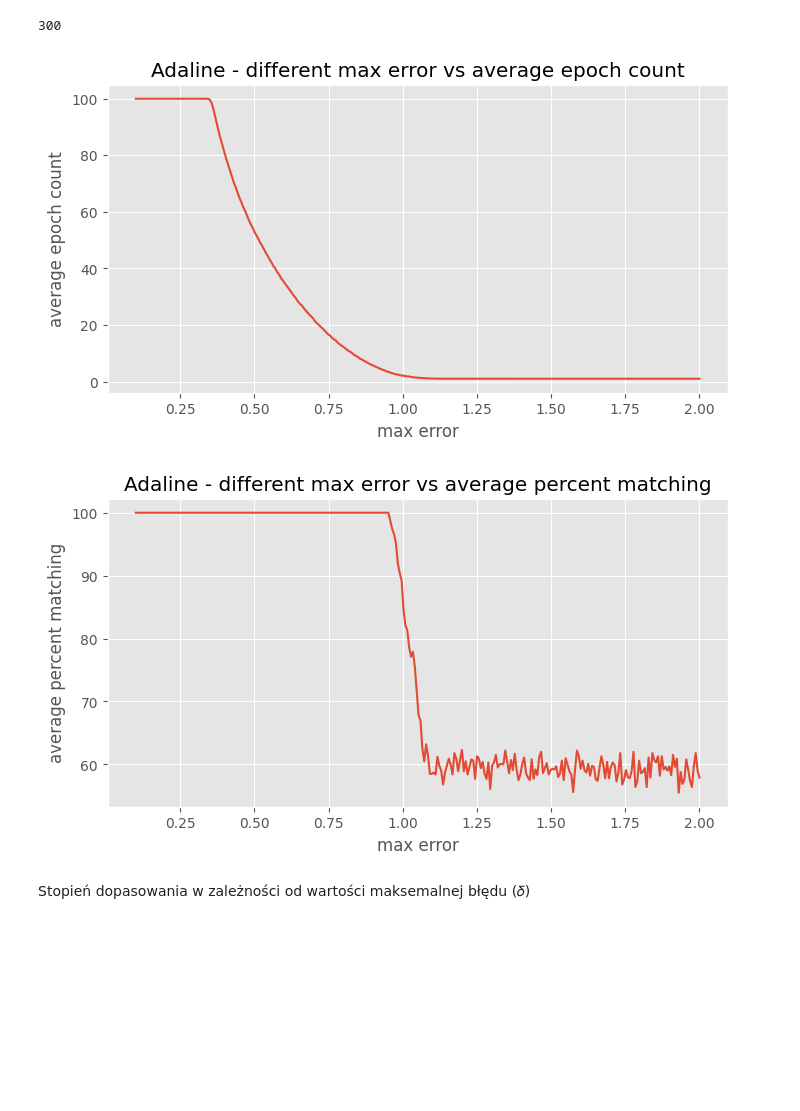
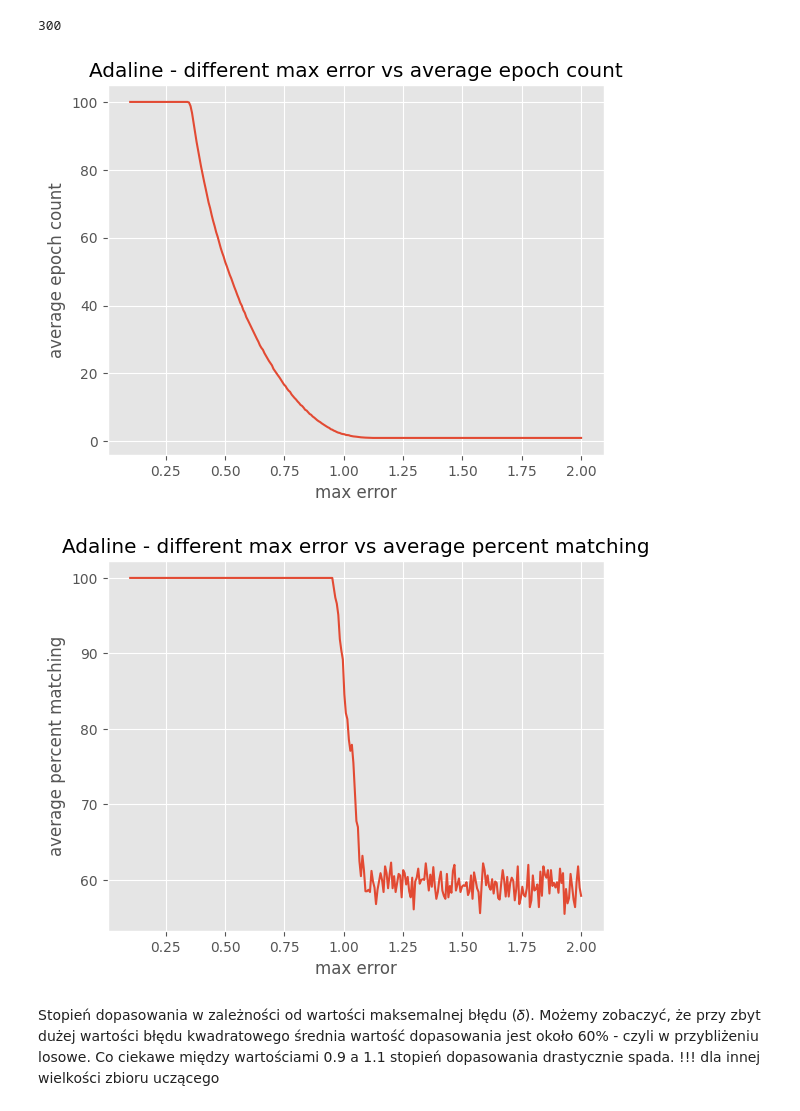
Before and after one commit to ksproska/sieci_neuronowe, a Jupyter notebook: adaline/diff_max_err.ipynb, the cells around one changed output. Drawn from its saved outputs; the diff is of its cells as text; code cells hidden in the pictures; blank space fills up the shorter version.

```diff
--- a/adaline/diff_max_err.ipynb
+++ b/adaline/diff_max_err.ipynb
@@ -37,23 +37,26 @@ len(perceptrons)
 # %% [output]
 300
 # %%
-plt.gcf().set_size_inches(8, 4)
+# plt.gcf().set_size_inches(8, 4)
 x, y = [x.allowed_error for x in perceptrons], [x.average_epoch_count for x in perceptrons]
 plt.plot(x, y)
 plt.title("Adaline - different max error vs average epoch count")
 plt.xlabel("max error")
 plt.ylabel("average epoch count")
 pd.DataFrame({"max error":x, "epoch count":y});
 # %% [output]
-[figure, old version]
+[figure, new version]
 # %%
-plt.gcf().set_size_inches(8, 4)
+# plt.gcf().set_size_inches(8, 4)
 x, y = [x.allowed_error for x in perceptrons], [x.average_matching_percent for x in perceptrons]
 plt.plot(x, y)
 plt.title("Adaline - different max error vs average percent matching")
 plt.xlabel("max error")
 plt.ylabel("average percent matching");
 # %% [output]
-[figure, old version]
+[figure, new version]
-# %% [markdown]
-Stopień dopasowania w zależności od wartości maksemalnej błędu (𝛿)
+# %% [markdown]
+Stopień dopasowania w zależności od wartości maksemalnej błędu (𝛿). Możemy zobaczyć, że przy zbyt dużej
+wartości błędu kwadratowego średnia wartość dopasowania jest około 60% - czyli w przybliżeniu losowe.
+Co ciekawe między wartościami 0.9 a 1.1 stopień dopasowania drastycznie spada.
+!!! dla innej wielkości zbioru uczącego
```
Also changed, not shown: 3 other files.
